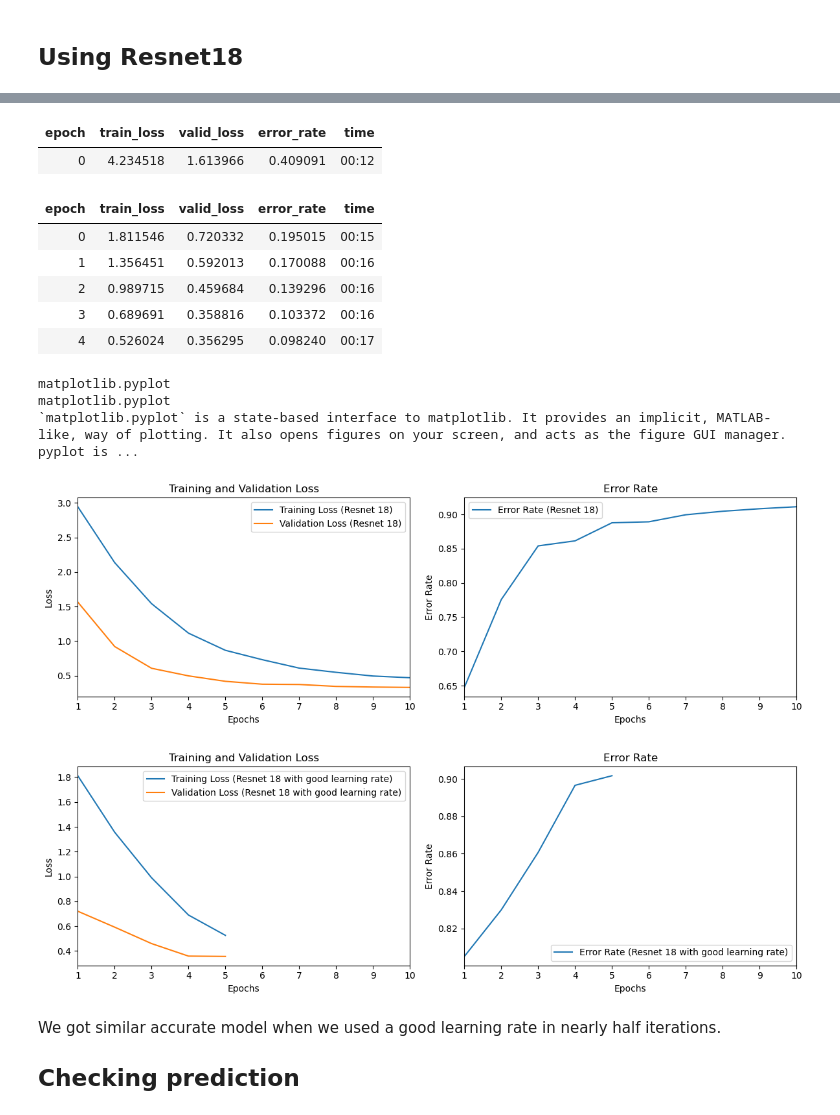
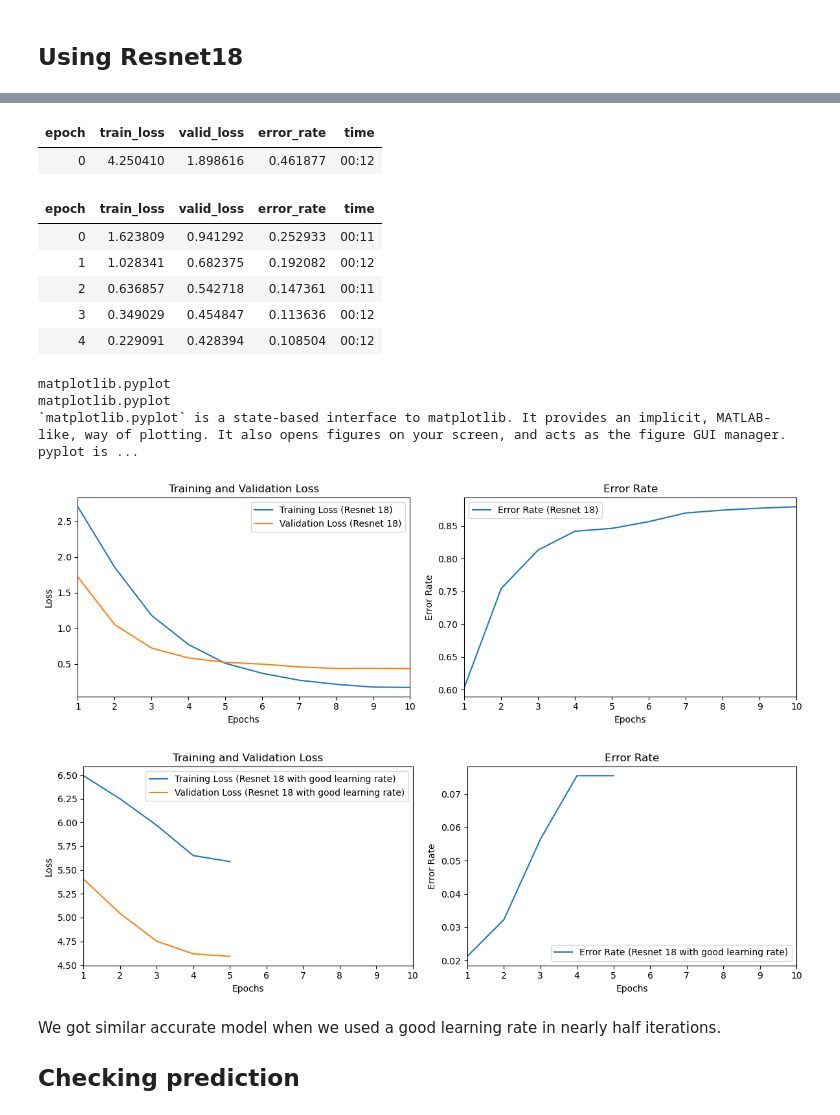
Before and after one commit to AgastyaPatel/FastAI-course, a Jupyter notebook: self-implementation/03-pokemon-classifier/Pokemon-Classifier.ipynb, the cells around one changed output, grey strips where cells are left out. Saved outputs shown, nothing was run; the diff lists cells and outputs as text; code cells hidden in the pictures.

```diff
--- a/self-implementation/03-pokemon-classifier/Pokemon-Classifier.ipynb
+++ b/self-implementation/03-pokemon-classifier/Pokemon-Classifier.ipynb
@@ -4,3 +4,4 @@ Made with Fast AI
 # %%
 from fastai.vision.all import *
 import nbdev
+debug = False
@@ -32,7 +35,8 @@ pokemon = DataBlock(blocks = (ImageBlock,CategoryBlock),
                     get_items = get_image_files,
                     get_y = parent_label,
                     splitter = RandomSplitter(valid_pct = 0.2, seed = 1),
-                    item_tfms = RandomResizedCrop(200))
+                    item_tfms = Resize(128, ResizeMethod.Pad, pad_mode = 'zeros'),
+                    batch_tfms=aug_transforms(mult=1.5))
 # %%
 dls = pokemon.dataloaders(path)
 # %%
@@ -84,19 +78,26 @@ print(l.slide)
 learner2.fine_tune(5, l.slide)
 # %% [output]
 | epoch | train_loss | valid_loss | error_rate | time |
-| 0 | 4.234518 | 1.613966 | 0.409091 | 00:12 |
+| 0 | 4.250410 | 1.898616 | 0.461877 | 00:12 |
 | epoch | train_loss | valid_loss | error_rate | time |
-| 0 | 1.811546 | 0.720332 | 0.195015 | 00:15 |
-| 1 | 1.356451 | 0.592013 | 0.170088 | 00:16 |
-| 2 | 0.989715 | 0.459684 | 0.139296 | 00:16 |
-| 3 | 0.689691 | 0.358816 | 0.103372 | 00:16 |
-| 4 | 0.526024 | 0.356295 | 0.098240 | 00:17 |
+| 0 | 1.623809 | 0.941292 | 0.252933 | 00:11 |
+| 1 | 1.028341 | 0.682375 | 0.192082 | 00:12 |
+| 2 | 0.636857 | 0.542718 | 0.147361 | 00:11 |
+| 3 | 0.349029 | 0.454847 | 0.113636 | 00:12 |
+| 4 | 0.229091 | 0.428394 | 0.108504 | 00:12 |
 # %%
 doc(plt)
 # %% [output]
 matplotlib.pyplot
 matplotlib.pyplot
 `matplotlib.pyplot` is a state-based interface to matplotlib. It provides an implicit, MATLAB-like, way of plotting. It also opens figures on your screen, and acts as the figure GUI manager. pyplot is ...
+# %%
+# Using recorder to get values
+if debug:
+    train_loss = [item[0] for item in learner.recorder.values]
+    valid_loss = [item[1] for item in learner.recorder.values]
+    error_rate = [1 - item[2] for item in learner.recorder.values]
+    print(train_loss, valid_loss, error_rate, sep = '\n')
 # %%
 # Plotting training history for both learners
 def plot_training_history(learn, label):
@@ -106,39 +107,40 @@ def plot_training_history(learn, label):
     error_rate = [1 - item[2] for item in learn.recorder.values]
 
     # Plotting
     epochs = range(1, len(train_loss) + 1)
     plt.figure(figsize=(12, 4))
 
     # Plotting training and validation loss
     plt.subplot(1, 2, 1)
     plt.plot(epochs, train_loss, label=f'Training Loss ({label})')
     plt.plot(epochs, valid_loss, label=f'Validation Loss ({label})')
     plt.xlabel('Epochs')
     plt.ylabel('Loss')
     plt.title('Training and Validation Loss')
     plt.xlim(1, 10)
     plt.legend()
 
     # Plotting error rate
     plt.subplot(1, 2, 2)
     plt.plot(epochs, error_rate[:10], label=f'Error Rate ({label})')
     plt.xlabel('Epochs')
     plt.ylabel('Error Rate')
     plt.title('Error Rate')
     plt.xlim(1, 10)
     plt.legend()
 
     plt.tight_layout()
     plt.show()
 
-# Plotting training history for learner1
-plot_training_history(learner, 'Resnet 18')
+if debug:
+    # Plotting training history for learner1
+    plot_training_history(learner, 'Resnet 18')
 
-# Plotting training history for learner2
-plot_training_history(learner2, 'Resnet 18 with good learning rate')
+    # Plotting training history for learner2
+    plot_training_history(learner2, 'Resnet 18 with good learning rate')
 # %% [output]
-[figure, old version]
+[figure, new version]
-[figure, old version]
+[figure, new version]
 # %% [markdown]
 We got similar accurate model when we used a good learning rate in nearly half iterations.
 ## Checking prediction
```
Also changed, not shown: parts of 14 cells of this notebook.
